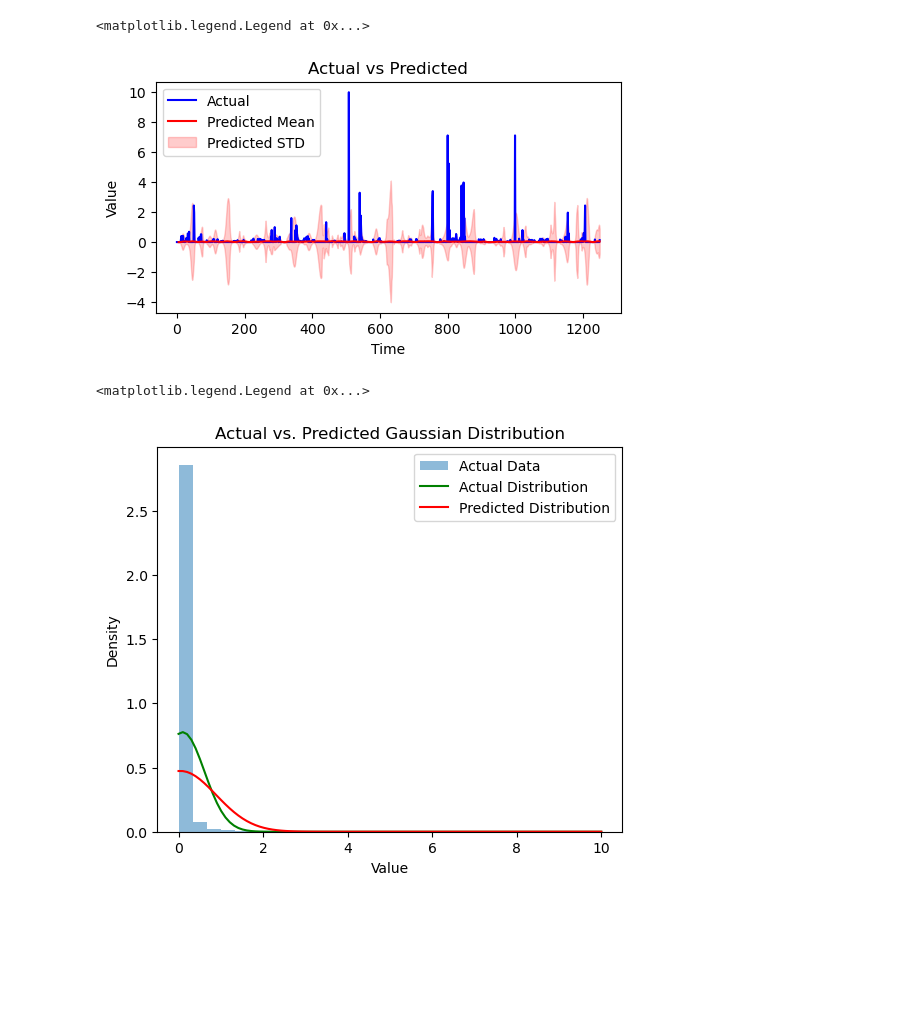
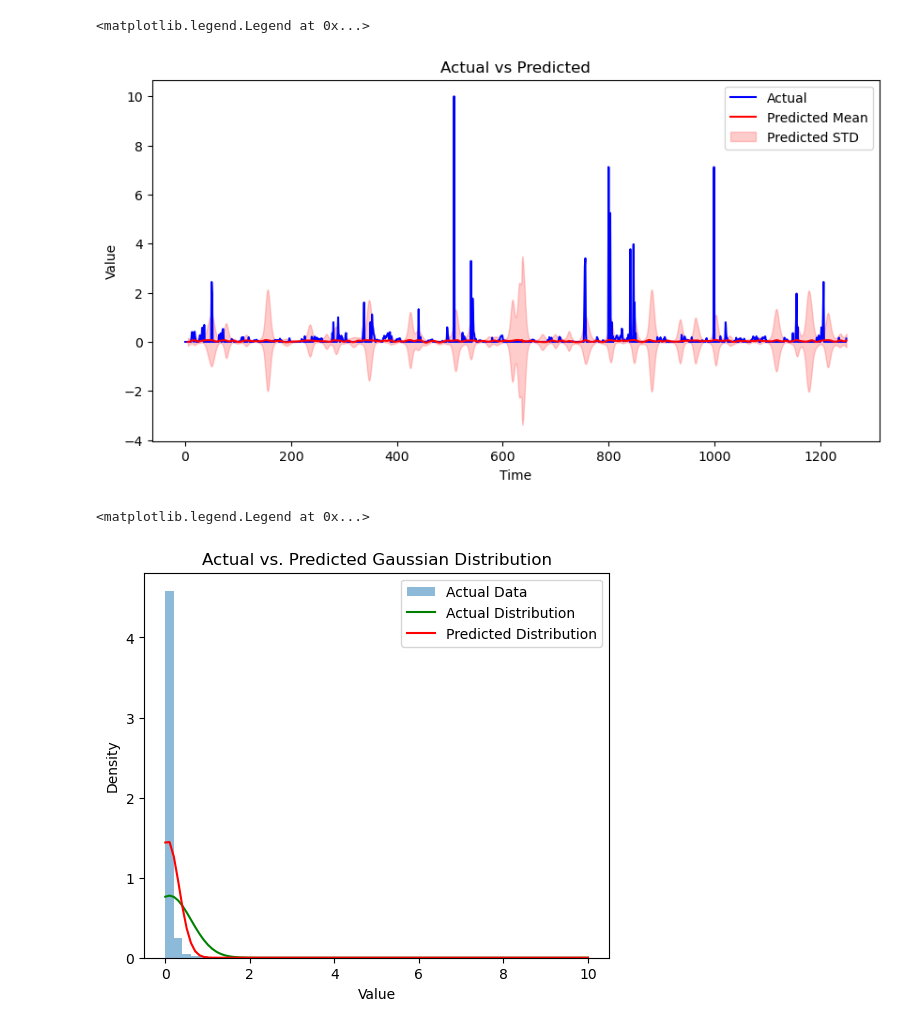
Before and after one commit to arunavanag591/COSMOS, a Jupyter notebook: train_distribution.ipynb, the cells around one changed output. Saved outputs shown, nothing was run; the diff lists cells and outputs as text; code cells hidden in the pictures; blank space fills up the shorter version.

Commit message:
improved the gauss training

```diff
--- a/train_distribution.ipynb
+++ b/train_distribution.ipynb
@@ -104,12 +166,14 @@ def predict_on_new_data(model, new_data_path, features, target, seq_length, devi
 # %%
 input_size = 2  # Number of input features
 hidden_dim = 128
-epochs = 200
+num_epochs = 75
+seq_length = 5
 device = torch.device('cuda' if torch.cuda.is_available() else 'cpu')
 
 model_gaussian = GaussianNN(input_size * seq_length, hidden_dim).to(device)
 
-optimizer = optim.Adam(model_gaussian.parameters(), lr=0.009)
+optimizer = optim.Adam(model_gaussian.parameters(), lr=0.007)
+scheduler = StepLR(optimizer, step_size=100, gamma=0.1)  # adjust step_size and gamma as needed
 criterion = gaussian_nll
 
 features = ['distance_along_streakline','nearest_from_streakline']
@@ -125,4 +189,4 @@ for file in os.listdir(filepath):
     sequences = sequences.to(device)
     targets = targets.to(device)
 
-    train_on_single_file_faster(model_gaussian, optimizer, criterion, sequences, targets, num_epochs)
+    train_on_single_file_faster(model_gaussian, optimizer, scheduler, criterion, sequences, targets, num_epochs)
@@ -159,24 +255,24 @@ mu_preds, var_preds = predict_on_new_data(model_gaussian, fp, features, target,
 # Create a time axis
 time_axis = np.arange(len(actual_targets))
 # %%
-f, ax = plt.subplots(1, 1, figsize=(6, 3))
+f, ax = plt.subplots(1, 1, figsize=(10, 5))
 
 ax.plot(time_axis, actual_targets, label='Actual', color='blue')
 
 ax.plot(time_axis[seq_length:], mu_preds, label='Predicted Mean', color='red')
 
 ax.fill_between(time_axis[seq_length:],
                 mu_preds - np.sqrt(var_preds),
                 mu_preds + np.sqrt(var_preds),
                 color='red', alpha=0.2, label='Predicted STD')
 
 ax.set_xlabel('Time')
 ax.set_ylabel('Value')
 ax.set_title('Actual vs Predicted')
 ax.legend()
 # %% [output]
 <matplotlib.legend.Legend at 0x...>
-[figure, old version]
+[figure, new version]
 # %%
 # Ensure predictions are numpy arrays for plotting
 mu_preds = mu_preds.squeeze()
@@ -201,7 +297,7 @@ actual_dist = (1 / (np.sqrt(2 * np.pi * actual_var))) * np.exp(- (x_vals - actua
 f, ax = plt.subplots(1, 1, figsize=(6, 5))
 
 # Histogram of actual targets
-ax.hist(actual_targets, bins=30, density=True, alpha=0.5, label="Actual Data")
+ax.hist(actual_targets, bins=50, density=True, alpha=0.5, label="Actual Data")
 
 # Actual and predicted Gaussian distributions
 ax.plot(x_vals, actual_dist, 'g', label="Actual Distribution")
@@ -213,4 +309,4 @@ ax.set_ylabel("Density")
 ax.legend()
 # %% [output]
 <matplotlib.legend.Legend at 0x...>
-[figure, old version]
+[figure, new version]
```
Also changed, not shown: parts of 12 cells of this notebook, 1 other file.
